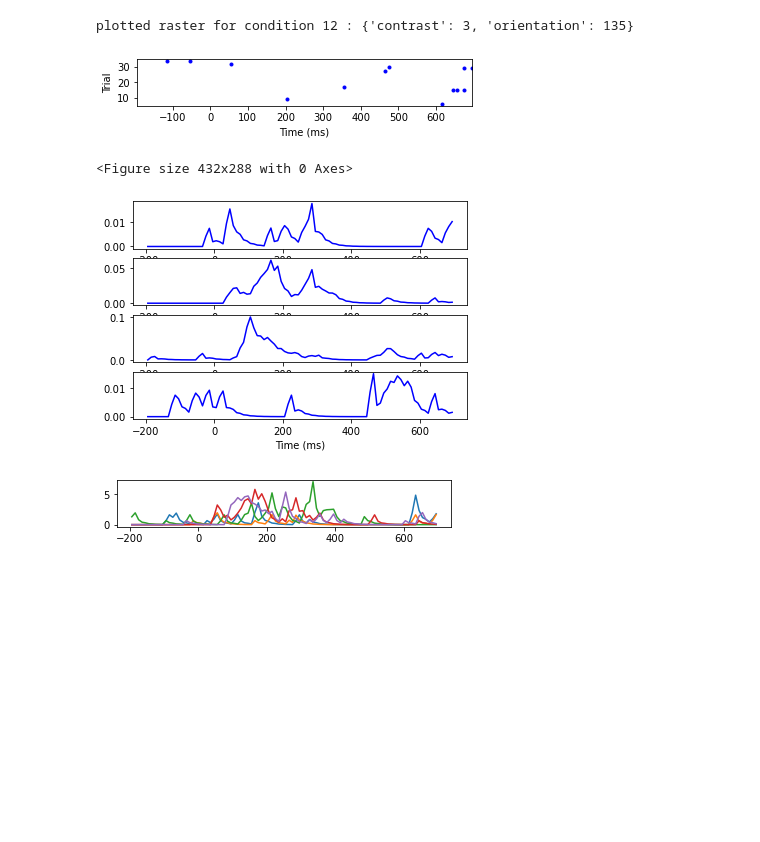
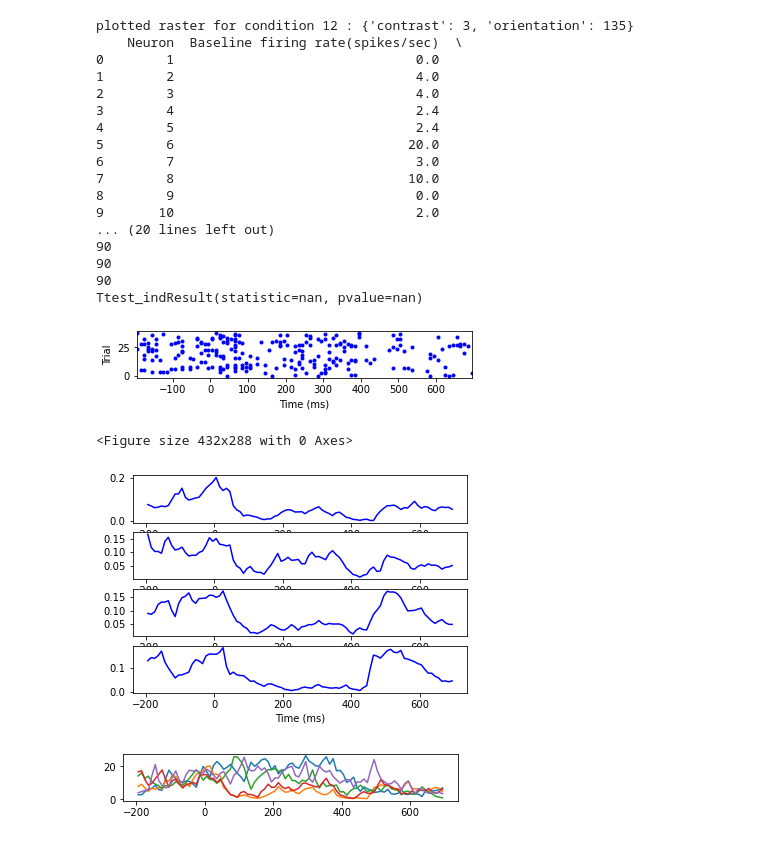
Before and after one commit to Foldys/NT2005, a Jupyter notebook: FINALASSESMENT.ipynb, the cells around one changed output. Cells and saved outputs as stored; diff of their text form; code cells hidden in the pictures; blank space fills up the shorter version.

```diff
--- a/FINALASSESMENT.ipynb
+++ b/FINALASSESMENT.ipynb
@@ -3,35 +3,83 @@ import numpy as np
 import matplotlib.pyplot as plt
 from importData import importData
 from all_functions import plot_raster
 from all_functions import plot_psth
 from assignment3_functions import plot_psths
+
 D = importData()
 D = D[9]
-n = 9
+n = 6
 t = 1
-
+c = 5
 
 figH = plt.figure(0)
 for i in range(0, 4):
     c = 6+2*i
 plot_raster(D['spikes'][n, c, :, :], D['times'], figH, 411+i)
 print('plotted raster for condition ' + str(c) + ' : ' + str (D['conditions'][c]))
 plt.xlabel('Time (ms)')
 plt.ylabel('Trial')
 
+# 1)The T end appears to be around 400ms. Having looked at raster plots of varying Neurons at different conditions, the bulk of the plots often end just at 400ms. For example, neuron 10. The scale is entirely subjective however and many neurons produce plots that are challenging to read.
+
 figH1 = plt.figure(1)
 figH5 = plt.figure(2)
 for i in range(0, 4):
     c = 3+2*i
     plot_psth(D['spikes'][n, c, :, :], 5, D['times'], figH5, 411+i)
 plt.xlabel('Time (ms)')
 
+#2)
+import pandas as pd
+df = pd.read_excel('Book1.xlsx')
+print(df)
+
+
+
 
 figH6 = plt.figure(3)
 plot_psths(D['spikes'][n, 2:7, :, :], 3, D['times'], figH6, 411)
+
+
+
+def get_normalised_onset_response(rsp, tm):
+ print(len(rsp))
+ print(len(tm))
+ arr = rsp[24:45]
+ arr2 = rsp[0:23]
+ return (arr/arr2.mean()).mean()
+
+
+
+
+print('For neuron ' + str(n) + ' in condition ' + str (D['conditions'][c]) + ' the normalised onset response is ' + "%1.2f " % get_normalised_onset_response(D['spikes'][n, c, :, :], D['times']))
+
+
+
+from scipy import stats
+r1 = get_normalised_onset_response(D['spikes'][n, 5, :, :], D['times'])
+
+r2 = get_normalised_onset_response(D['spikes'][n, 4, :, :], D['times'])
+print(stats.ttest_ind(r1, r2))
 # %% [output]
 plotted raster for condition 12 : {'contrast': 3, 'orientation': 135}
+    Neuron  Baseline firing rate(spikes/sec)  \
+0        1                               0.0
+1        2                               4.0
+2        3                               4.0
+3        4                               2.4
+4        5                               2.4
+5        6                              20.0
+6        7                               3.0
+7        8                              10.0
+8        9                               0.0
+9       10                               2.0
+... (20 lines left out)
+90
+90
+90
+Ttest_indResult(statistic=nan, pvalue=nan)
-[figure, old version]
+[figure, new version]
 <Figure size 432x288 with 0 Axes>
-[figure, old version]
+[figure, new version]
-[figure, old version]
+[figure, new version]
```
Also changed, not shown: 1 other file.
